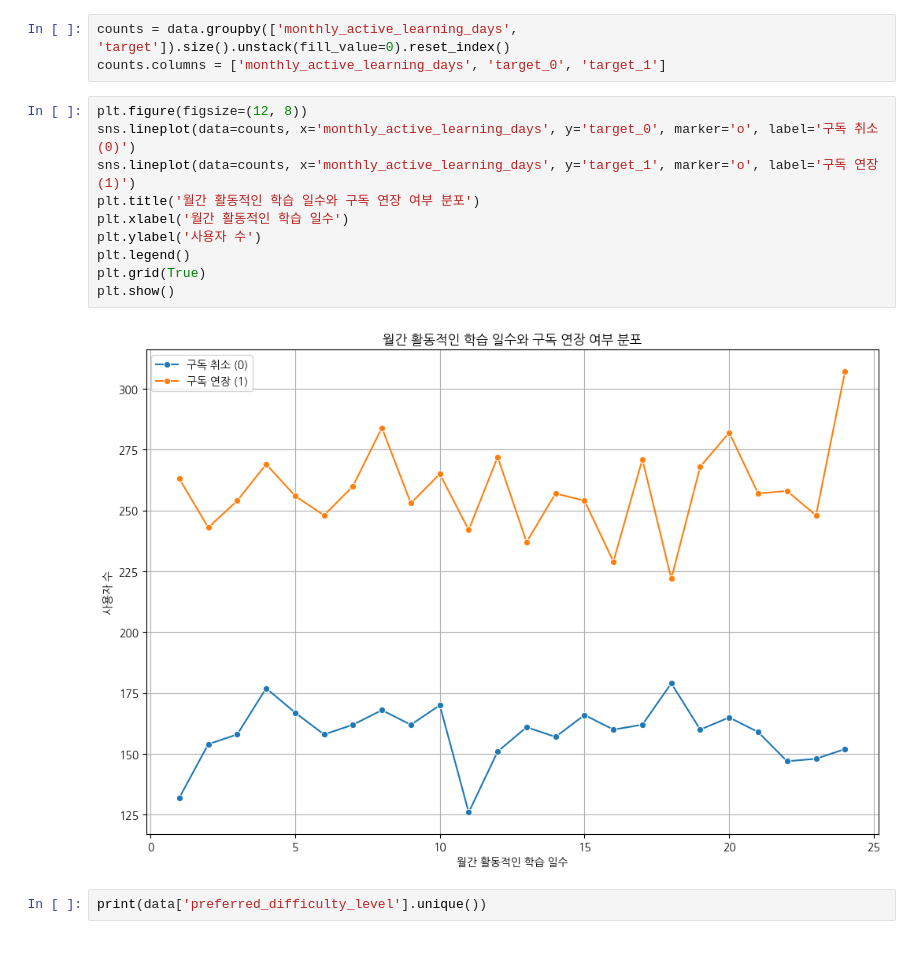
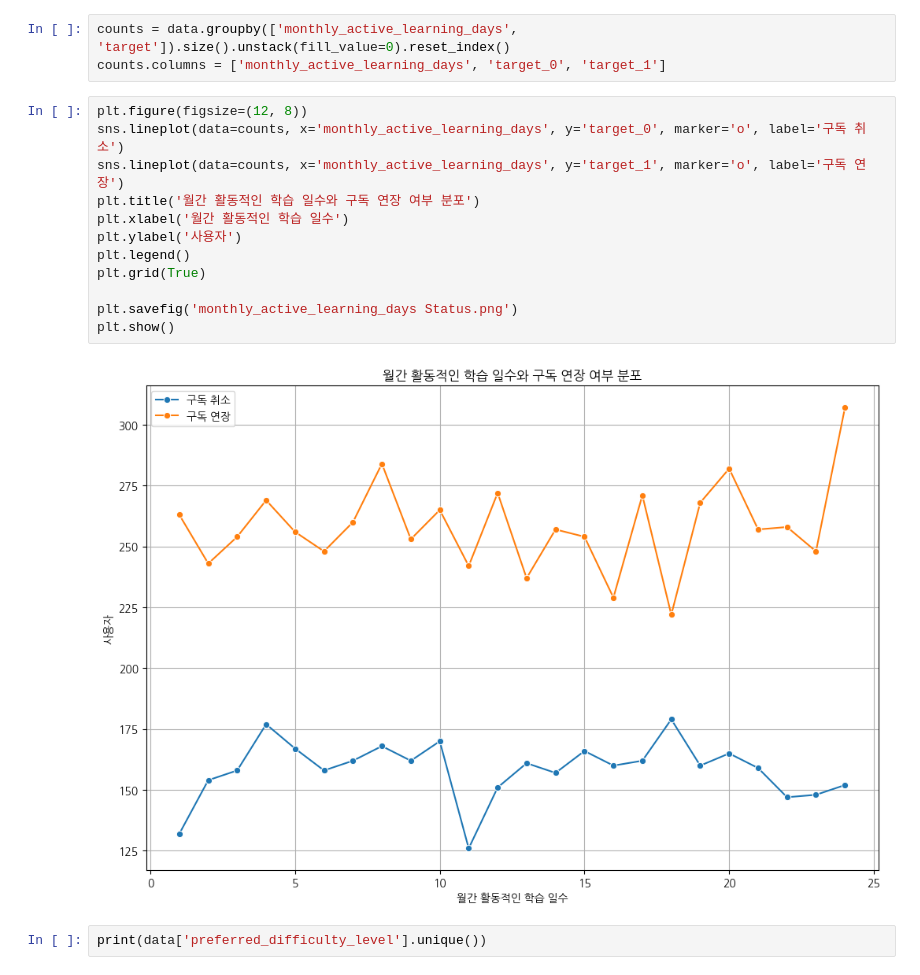
Before and after one commit to kesiss777/wassup3, a Jupyter notebook: 05_Data_Analysis/DA_Mini_Project.ipynb, the cells around one changed output. Drawn from its saved outputs; the diff is of its cells as text.

```diff
--- a/05_Data_Analysis/DA_Mini_Project.ipynb
+++ b/05_Data_Analysis/DA_Mini_Project.ipynb
@@ -167,16 +170,18 @@ counts = data.groupby(['monthly_active_learning_days', 'target']).size().unstack
 counts.columns = ['monthly_active_learning_days', 'target_0', 'target_1']
 # %%
 plt.figure(figsize=(12, 8))
-sns.lineplot(data=counts, x='monthly_active_learning_days', y='target_0', marker='o', label='구독 취소 (0)')
-sns.lineplot(data=counts, x='monthly_active_learning_days', y='target_1', marker='o', label='구독 연장 (1)')
+sns.lineplot(data=counts, x='monthly_active_learning_days', y='target_0', marker='o', label='구독 취소')
+sns.lineplot(data=counts, x='monthly_active_learning_days', y='target_1', marker='o', label='구독 연장')
 plt.title('월간 활동적인 학습 일수와 구독 연장 여부 분포')
 plt.xlabel('월간 활동적인 학습 일수')
-plt.ylabel('사용자 수')
+plt.ylabel('사용자')
 plt.legend()
 plt.grid(True)
+
+plt.savefig('monthly_active_learning_days Status.png')
 plt.show()
 # %% [output]
-[figure, old version]
+[figure, new version]
 # %%
 print(data['preferred_difficulty_level'].unique())
 # %% [output]
```
Also changed, not shown: parts of 25 cells of this notebook, 8 other files.
